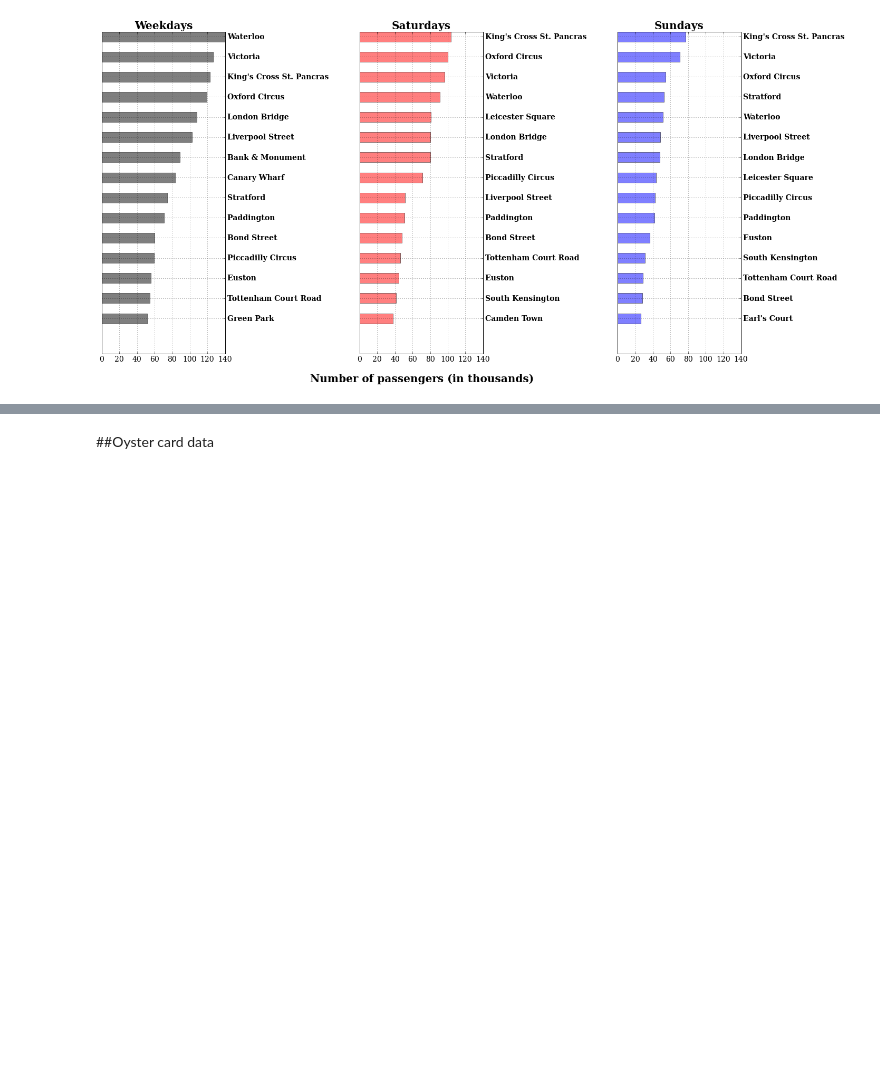
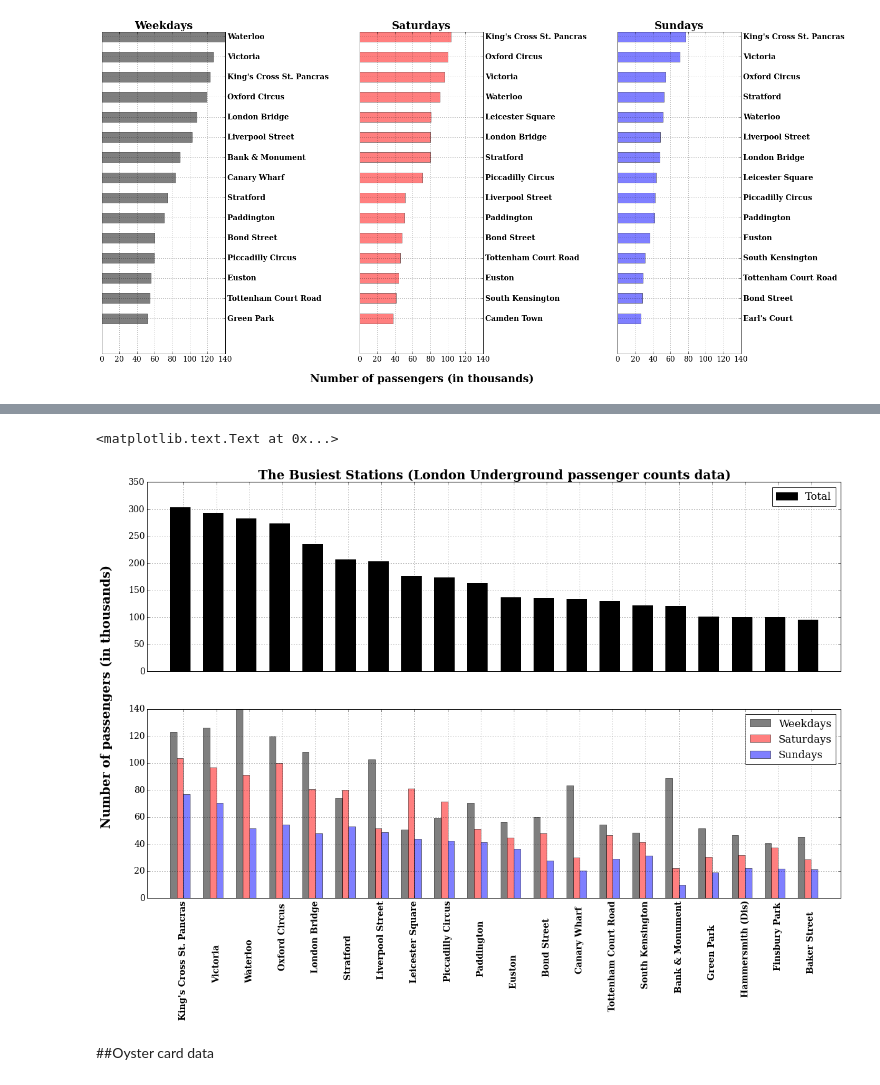
Before and after one commit to AnyaRum/Data_science_intensive_data_story, a Jupyter notebook: Data_story_project_London_underground_data.ipynb, the cells around one changed output, grey strips where cells are left out. Saved outputs shown, nothing was run; the diff lists cells and outputs as text; code cells hidden in the pictures; blank space fills up the shorter version.

Commit message:
Another bar plot of busiest stations in London Underground

```diff
--- a/Data_story_project_London_underground_data.ipynb
+++ b/Data_story_project_London_underground_data.ipynb
@@ -164,0 +166,8 @@ plt.tight_layout()
+# %%
+N = 20 #How many stations I want to consider?
+# %%
+data_counts = pd.concat([data_counts_week['Total'], data_counts_sat['Total'], data_counts_sun['Total']], axis = 1)
+data_counts.columns = ['Week', 'Saturday','Sunday']
+data_counts['All_together'] = data_counts.sum(axis = 1)
+data_counts_top10 = data_counts.sort(['All_together'], ascending=0).head(N)
+data_counts_top10
@@ -165,3 +192,31 @@ plt.tight_layout()
+# %%
+ind = np.arange(N)
+width = 0.2
+
+fig = plt.figure(figsize = (20,12))
+ax0 = plt.subplot(211)
+ax0.bar(ind, data_counts_top10['All_together']/1000,width*3,color='k',align='center', label = 'Total')
+ax0.set_xlim([-1,N])
+ax0.xaxis.set_major_formatter(plt.NullFormatter())
+plt.grid()
+plt.xticks(ind+0.5*width)
+plt.legend(loc = 'best')
+plt.title('The Busiest Stations (London Underground passenger counts data)', fontweight = 'bold', fontsize = 20)
+
+ax = plt.subplot(212)
+ax.bar(ind-width, data_counts_top10['Week']/1000,width, alpha = 0.5, color='k',align='center', label = 'Weekdays')
+ax.bar(ind, data_counts_top10['Saturday']/1000,width,alpha = 0.5,color='r',align='center', label = 'Saturdays')
+ax.bar(ind+width, data_counts_top10['Sunday']/1000,width, alpha = 0.5,color='b',align='center',label = 'Sundays')
+plt.legend(loc = 'best')
+plt.grid()
+plt.xticks(ind+0.5*width)
+plt.xlim([-1,N])
+xtickNames = plt.gca().set_xticklabels(data_counts_top10.index, fontweight = 'bold', rotation = 90)
+
+fig.text(0.08, 0.5, 'Number of passengers (in thousands)', fontweight = 'bold', fontsize = 20, ha='center', va='center', rotation='vertical')
+# %% [output]
+<matplotlib.text.Text at 0x...>
+[figure, added]
 # %% [markdown]
 ##Oyster card data
 # %%
```
Also changed, not shown: parts of 5 cells of this notebook.
